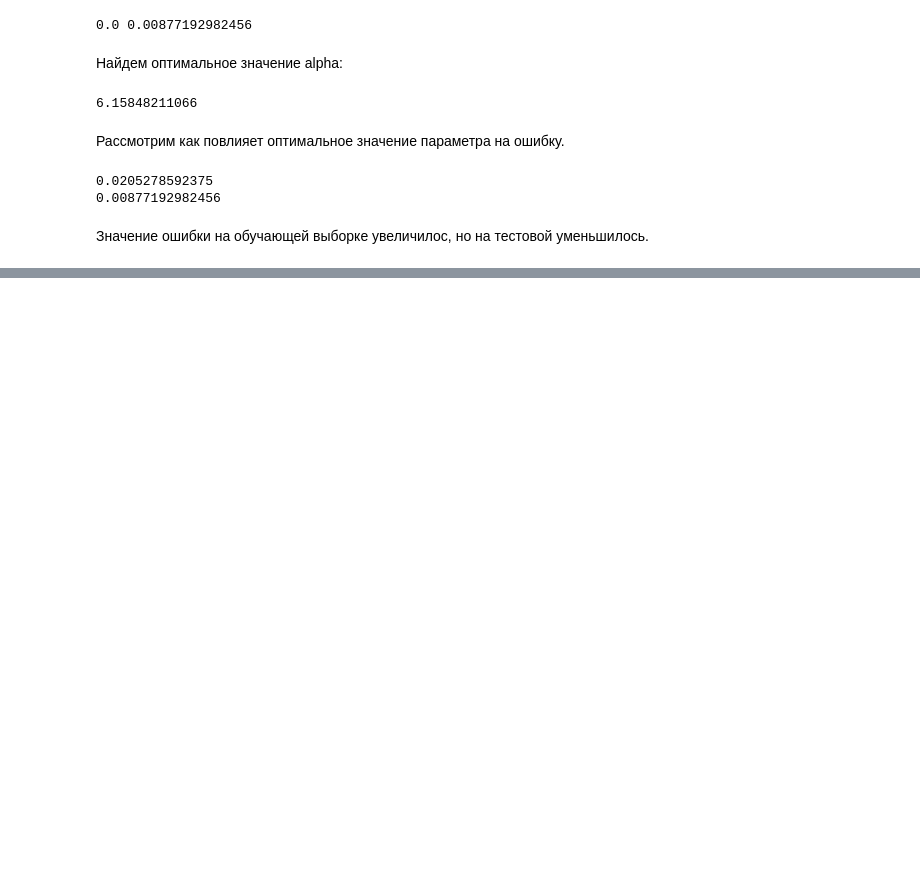
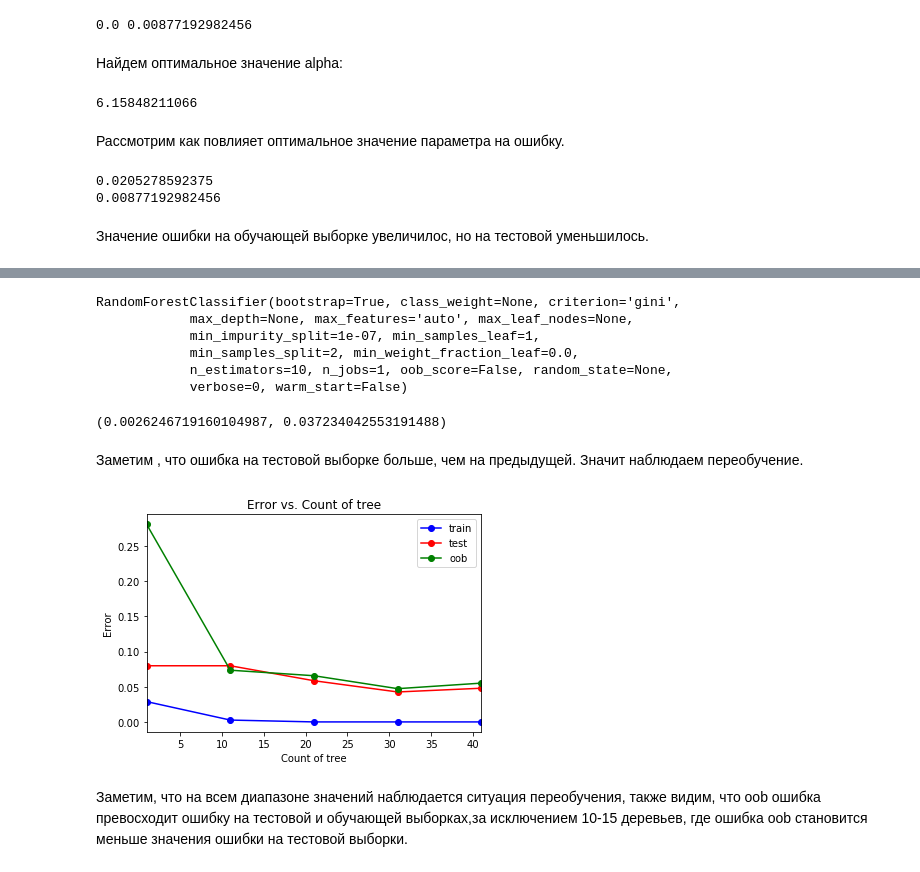
Before and after one commit to OlgaAnikina/Machine_learning, a Jupyter notebook: MO.lab1.ipynb, the cells around one changed output, grey strips where cells are left out. Cells and saved outputs as stored; diff of their text form; code cells hidden in the pictures; blank space fills up the shorter version.

```diff
--- a/MO.lab1.ipynb
+++ b/MO.lab1.ipynb
@@ -813,0 +816,50 @@ print(np.mean(y_test != y_test_pred))
+# %%
+X_train, X_test, y_train, y_test = train_test_split(X, y, test_size = 0.33, random_state = 0)
+# %%
+from sklearn import ensemble
+rf_model = ensemble.RandomForestClassifier(n_estimators = 10)
+rf_model.fit(X_train, y_train)
+# %% [output]
+RandomForestClassifier(bootstrap=True, class_weight=None, criterion='gini',
+            max_depth=None, max_features='auto', max_leaf_nodes=None,
+            min_impurity_split=1e-07, min_samples_leaf=1,
+            min_samples_split=2, min_weight_fraction_leaf=0.0,
+            n_estimators=10, n_jobs=1, oob_score=False, random_state=None,
+            verbose=0, warm_start=False)
+# %%
+err_train = np.mean(y_train != rf_model.predict(X_train))
+err_test  = np.mean(y_test  != rf_model.predict(X_test))
+err_train, err_test
+# %% [output]
+(0.0026246719160104987, 0.037234042553191488)
+# %% [markdown]
+Заметим , что ошибка на тестовой выборке больше, чем на предыдущей. Значит наблюдаем переобучение.
+# %%
+
+tree_arr = np.arange(1, 50, 10)
+test_err = []
+train_err = []
+oob_err = []
+
+for tree in tree_arr:
+    rf_model = ensemble.RandomForestClassifier(n_estimators = tree, oob_score = True)
+    rf_model.fit(X_train, y_train)
+    y_train_pred = rf_model.predict(X_train)
+    y_test_pred = rf_model.predict(X_test)
+    train_err.append(np.mean(y_train != y_train_pred))
+    test_err.append(np.mean(y_test != y_test_pred))
+    oob_err.append(1 - rf_model.oob_score_)
+# %%
+plt.plot(tree_arr, train_err, 'b-o', label = 'train')
+plt.plot(tree_arr, test_err, 'r-o', label = 'test')
+plt.plot(tree_arr, oob_err, 'g-o', label = 'oob')
+plt.xlim([np.min(tree_arr), np.max(tree_arr)])
+plt.title('Error vs. Count of tree')
+plt.xlabel('Count of tree')
+plt.ylabel('Error')
+plt.legend()
+pass
+# %% [output]
+[figure, added]
+# %% [markdown]
+Заметим, что на всем диапазоне значений наблюдается ситуация переобучения, также видим, что oob ошибка превосходит ошибку на тестовой и обучающей выборках,за исключением  10-15 деревьев, где ошибка oob становится меньше значения ошибки на тестовой выборки.
```
Also changed, not shown: parts of 49 cells of this notebook.
